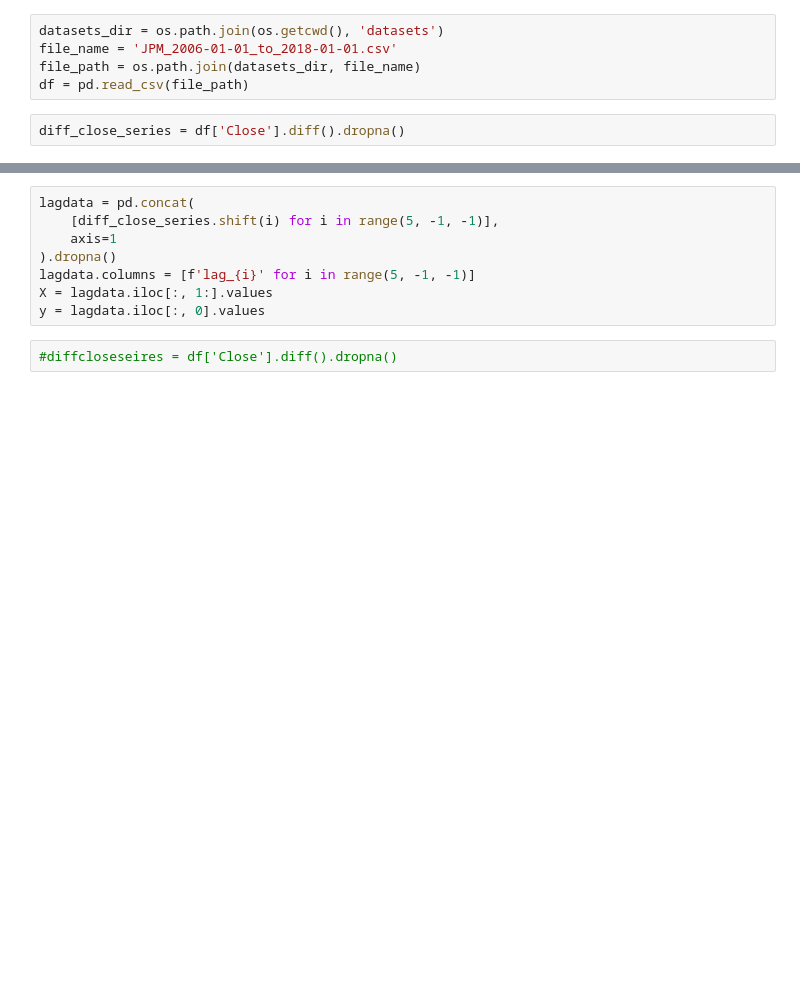
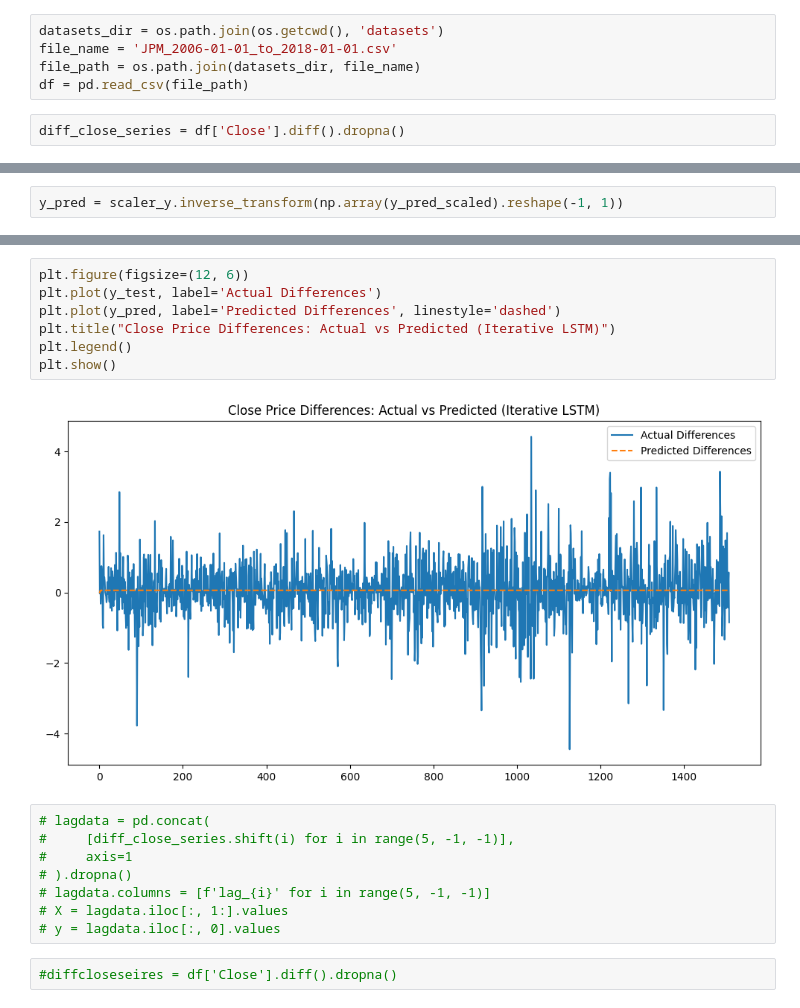
Before and after one commit to vajradevam/minorproject, a Jupyter notebook: src/amit_3747/split.ipynb, the cells around one changed output, grey strips where cells are left out. Cells and saved outputs as stored; diff of their text form; blank space fills up the shorter version.

```diff
--- a/src/amit_3747/split.ipynb
+++ b/src/amit_3747/split.ipynb
@@ -16,0 +74,2 @@ diff_close_series = df['Close'].diff().dropna()
+# %%
+y_pred = scaler_y.inverse_transform(np.array(y_pred_scaled).reshape(-1, 1))
@@ -17,11 +85,20 @@ diff_close_series = df['Close'].diff().dropna()
+# %%
+plt.figure(figsize=(12, 6))
+plt.plot(y_test, label='Actual Differences')
+plt.plot(y_pred, label='Predicted Differences', linestyle='dashed')
+plt.title("Close Price Differences: Actual vs Predicted (Iterative LSTM)")
+plt.legend()
+plt.show()
+# %% [output]
+[figure, added]
 # %%
-lagdata = pd.concat(
-    [diff_close_series.shift(i) for i in range(5, -1, -1)],
-    axis=1
-).dropna()
-lagdata.columns = [f'lag_{i}' for i in range(5, -1, -1)]
-X = lagdata.iloc[:, 1:].values
-y = lagdata.iloc[:, 0].values
+# lagdata = pd.concat(
+#     [diff_close_series.shift(i) for i in range(5, -1, -1)],
+#     axis=1
+# ).dropna()
+# lagdata.columns = [f'lag_{i}' for i in range(5, -1, -1)]
+# X = lagdata.iloc[:, 1:].values
+# y = lagdata.iloc[:, 0].values
 # %%
 #diffcloseseires = df['Close'].diff().dropna()
 # %%
```
Also changed, not shown: parts of 28 cells of this notebook.
